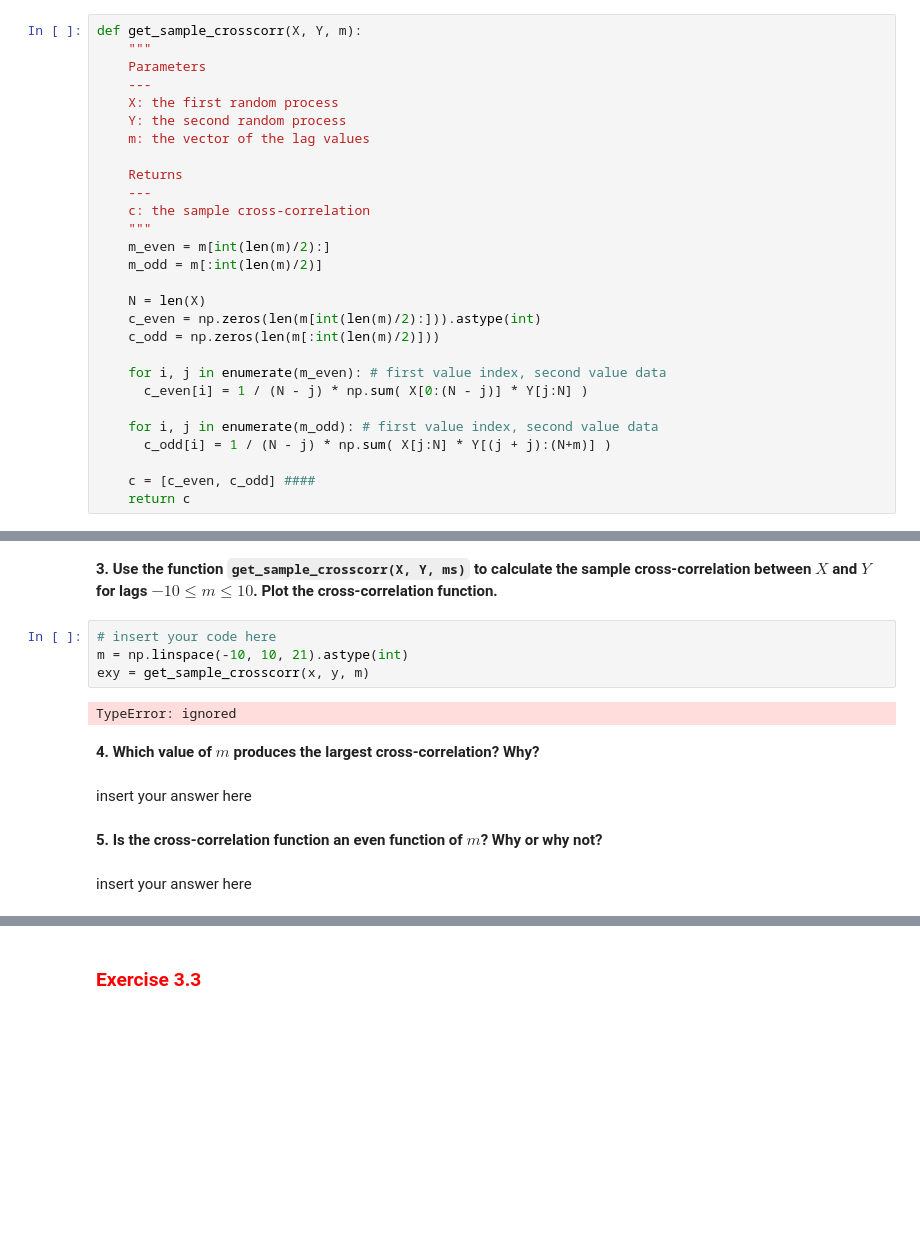
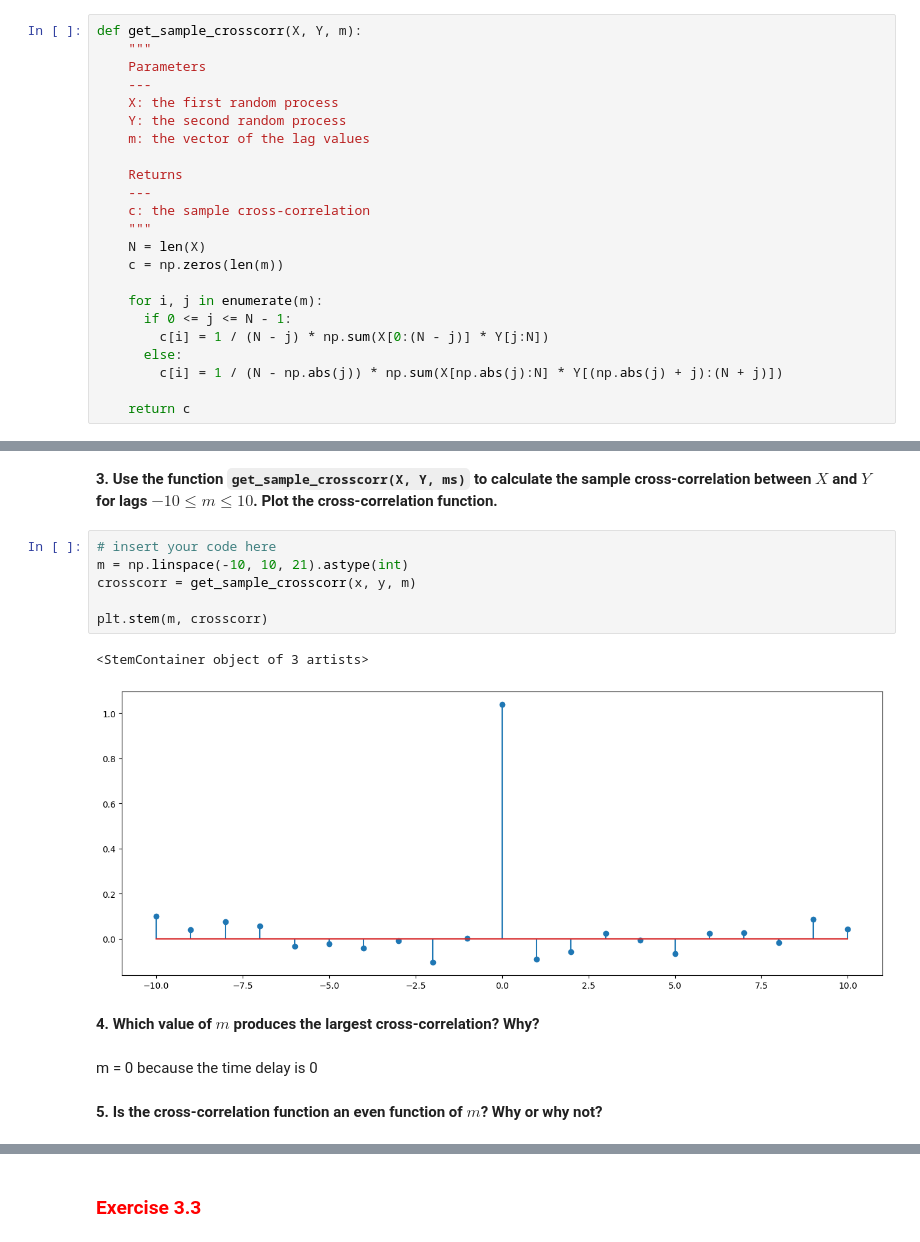
Before and after one commit to cdavin2/dsp_lab07b, a Jupyter notebook: lab07b_final_report.ipynb, the cells around one changed output, grey strips where cells are left out. Saved outputs shown, nothing was run; the diff lists cells and outputs as text; blank space fills up the shorter version.

```diff
--- a/lab07b_final_report.ipynb
+++ b/lab07b_final_report.ipynb
@@ -307,20 +311,15 @@ def get_sample_crosscorr(X, Y, m):
     ---
     c: the sample cross-correlation
     """
-    m_even = m[int(len(m)/2):]
-    m_odd = m[:int(len(m)/2)]
+    N = len(X)
+    c = np.zeros(len(m))
 
-    N = len(X)
-    c_even = np.zeros(len(m[int(len(m)/2):])).astype(int)
-    c_odd = np.zeros(len(m[:int(len(m)/2)]))
+    for i, j in enumerate(m):
+      if 0 <= j <= N - 1:
+        c[i] = 1 / (N - j) * np.sum(X[0:(N - j)] * Y[j:N])
+      else:
+        c[i] = 1 / (N - np.abs(j)) * np.sum(X[np.abs(j):N] * Y[(np.abs(j) + j):(N + j)])
 
-    for i, j in enumerate(m_even): # first value index, second value data
-      c_even[i] = 1 / (N - j) * np.sum( X[0:(N - j)] * Y[j:N] )
-
-    for i, j in enumerate(m_odd): # first value index, second value data
-      c_odd[i] = 1 / (N - j) * np.sum( X[j:N] * Y[(j + j):(N+m)] )
-
-    c = [c_even, c_odd] ####
     return c
 # %% [markdown]
 **2. Generate two length $1000$ sequences of zero-mean Gaussian random variables, denoted as $X_n$ and $Z_n$. Then generate a new sequence $Y_n=X_n+Z_n$.**
@@ -334,14 +333,15 @@ y = x + z
 # %%
 # insert your code here
 m = np.linspace(-10, 10, 21).astype(int)
-exy = get_sample_crosscorr(x, y, m)
+crosscorr = get_sample_crosscorr(x, y, m)
+
+plt.stem(m, crosscorr)
 # %% [output]
-TypeError: ignored
+<StemContainer object of 3 artists>
+[figure, added]
 # %% [markdown]
 **4. Which value of $m$ produces the largest cross-correlation? Why?**
-# %% [markdown]
-insert your answer here
+# %% [markdown]
+m = 0 because the time delay is 0
 # %% [markdown]
 **5. Is the cross-correlation function an even function of $m$? Why or why not?**
-# %% [markdown]
-insert your answer here
```
Also changed, not shown: parts of 23 cells of this notebook.
